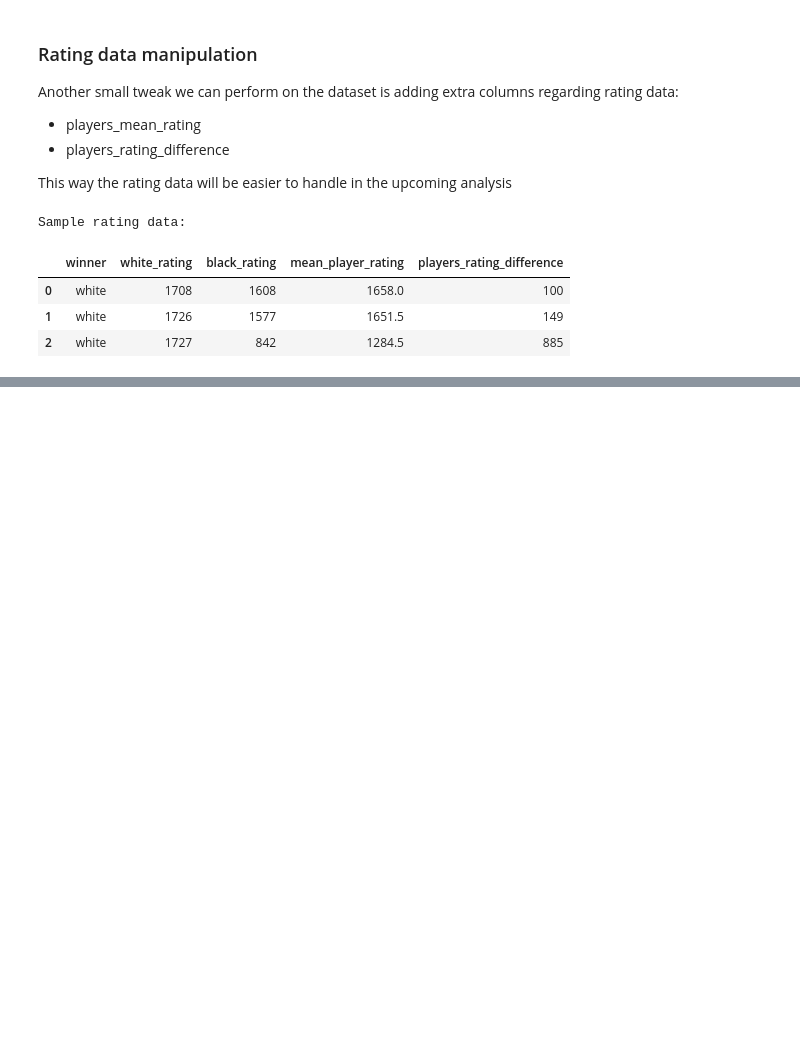
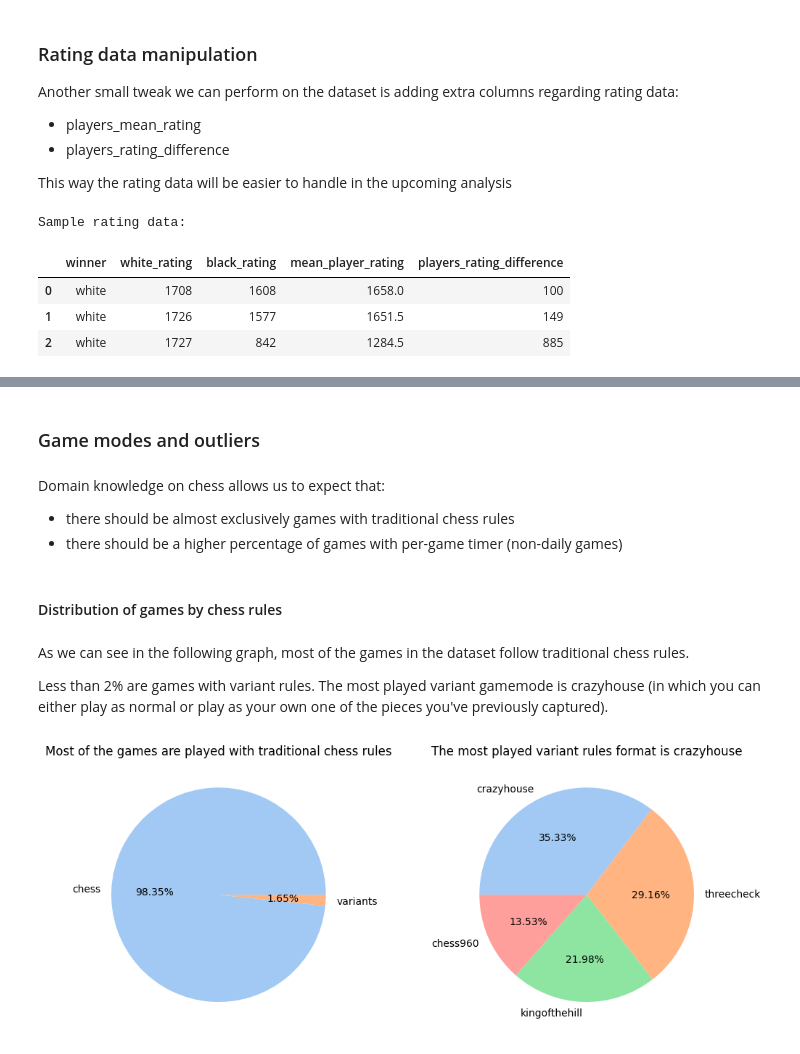
Before and after one commit to lamparelli/chess-data-analysis, a Jupyter notebook: main.ipynb, the cells around one changed output, grey strips where cells are left out. Saved outputs shown, nothing was run; the diff lists cells and outputs as text; code cells hidden in the pictures; blank space fills up the shorter version.

Commit message:
added game rules distribution visualization

```diff
--- a/main.ipynb
+++ b/main.ipynb
@@ -790,0 +803,43 @@ Sample rating data:
+# %% [markdown]
+### Game modes and outliers
+# %% [markdown]
+Domain knowledge on chess allows us to expect that:
+- there should be almost exclusively games with traditional chess rules
+- there should be a higher percentage of games with per-game timer (non-daily games)
+# %% [markdown]
+#### Distribution of games by chess rules
+# %% [markdown]
+As we can see in the following graph, most of the games in the dataset follow traditional chess rules.
+
+Less than 2% are games with variant rules. The most played variant gamemode is crazyhouse (in which you can either play as normal or play as your own one of the pieces you've previously captured).
+# %%
+# Preliminary setup
+
+# Sets graphs' backgrounds to white in VS code with dark theme
+pltlib.style.use('default')
+
+pastelColors = sns.color_palette('pastel')[0:5]
+# %%
+rulesFig, (rulesAx1, rulesAx2) = plt.subplots(1,2)
+rulesFig.set_figwidth(12)
+
+# Counts games by rule format
+gameRules = games["rules"].value_counts()
+
+# Graph for the distribution of games by rule type
+treshold = len(games) / 100 # Rules used in less than 1% of games will be grouped in the "Others" category
+rulesChartData = gameRules[gameRules >= treshold]
+rulesChartData["variants"] = gameRules[gameRules < treshold].sum()
+
+rulesAx1.set_title("Most of the games are played with traditional chess rules")
+rulesAx1.pie(rulesChartData.values, labels = rulesChartData.index.values, colors=pastelColors, autopct='%.2f%%')
+
+# Graph for the distribution of variant chess rules
+variantRulesChartData = gameRules[gameRules < treshold]
+
+rulesAx2.set_title("The most played variant rules format is crazyhouse")
+rulesAx2.pie(variantRulesChartData.values, labels = variantRulesChartData.index.values, colors=pastelColors, autopct='%.2f%%', counterclock=False, startangle=-180)
+
+plt.show()
+# %% [output]
+[figure, added]
```
Also changed, not shown: parts of 5 cells of this notebook.
